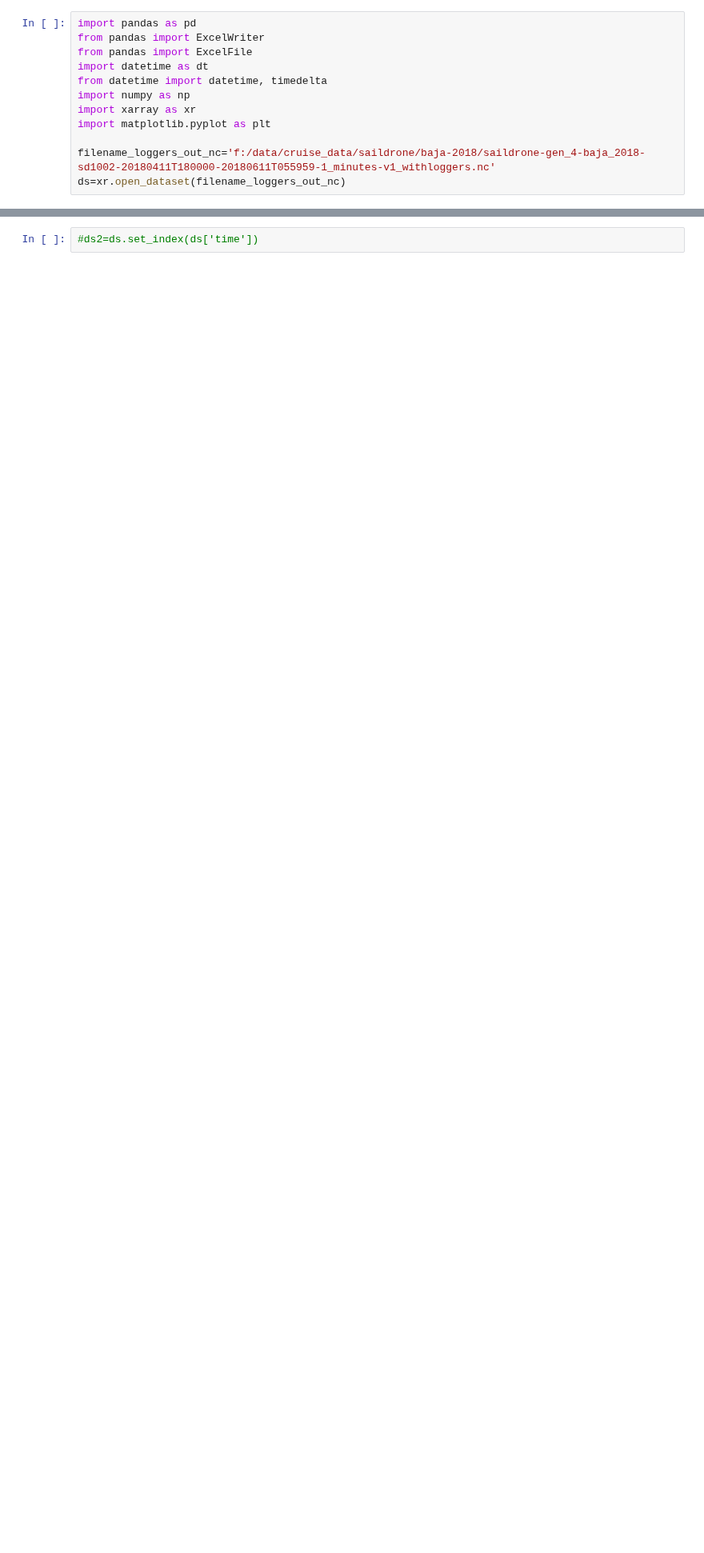
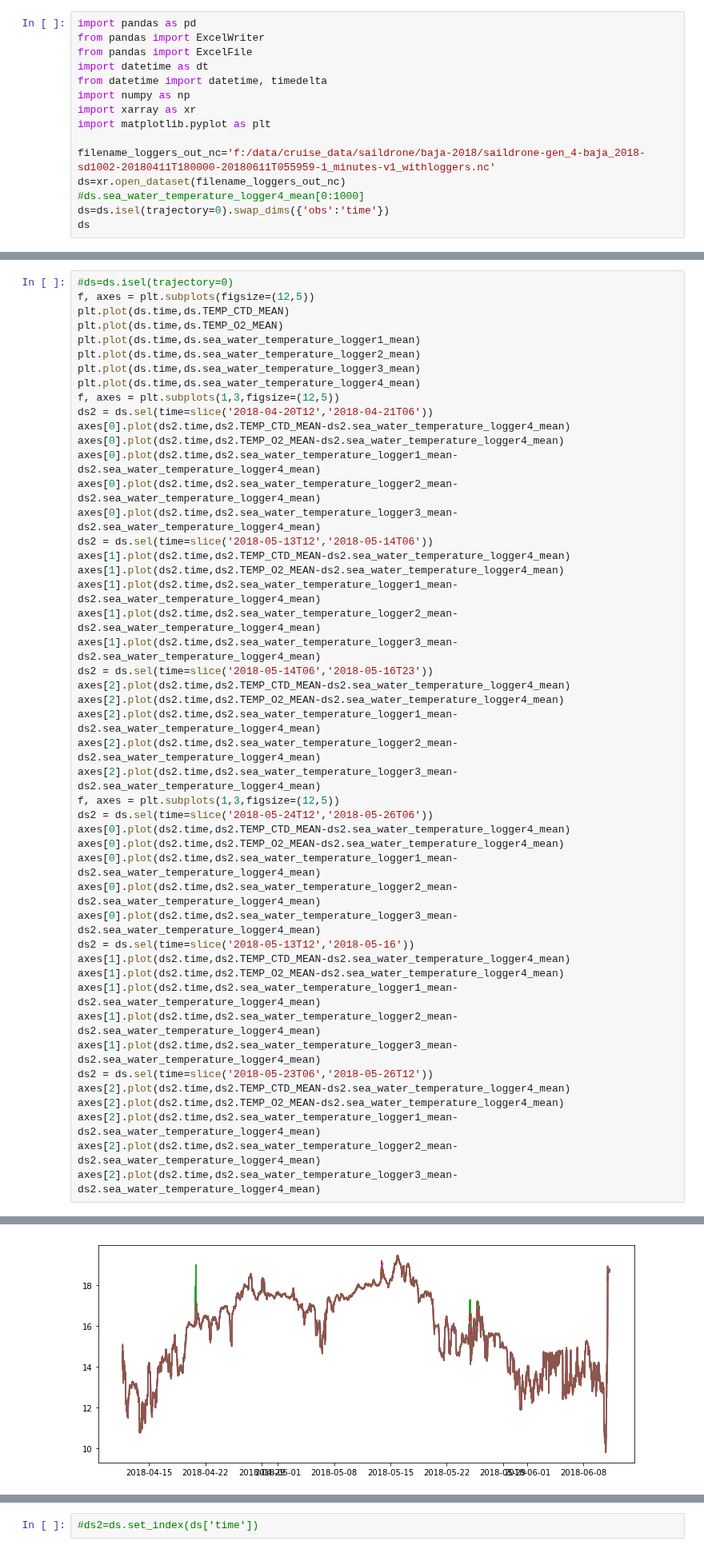
Before and after one commit to cgentemann/Saildrone, a Jupyter notebook: plot temperatures.ipynb, the cells around one changed output, grey strips where cells are left out. Shown at 80% size. Drawn from its saved outputs; the diff is of its cells as text; blank space fills up the shorter version.

```diff
--- a/plot temperatures.ipynb
+++ b/plot temperatures.ipynb
@@ -10,3 +10,6 @@ import matplotlib.pyplot as plt
 
 filename_loggers_out_nc='f:/data/cruise_data/saildrone/baja-2018/saildrone-gen_4-baja_2018-sd1002-20180411T180000-20180611T055959-1_minutes-v1_withloggers.nc'
 ds=xr.open_dataset(filename_loggers_out_nc)
+#ds.sea_water_temperature_logger4_mean[0:1000]
+ds=ds.isel(trajectory=0).swap_dims({'obs':'time'})
+ds
@@ -33,0 +34,48 @@ Data variables:
+# %%
+#ds=ds.isel(trajectory=0)
+f, axes = plt.subplots(figsize=(12,5))
+plt.plot(ds.time,ds.TEMP_CTD_MEAN)
+plt.plot(ds.time,ds.TEMP_O2_MEAN)
+plt.plot(ds.time,ds.sea_water_temperature_logger1_mean)
+plt.plot(ds.time,ds.sea_water_temperature_logger2_mean)
+plt.plot(ds.time,ds.sea_water_temperature_logger3_mean)
+plt.plot(ds.time,ds.sea_water_temperature_logger4_mean)
+f, axes = plt.subplots(1,3,figsize=(12,5))
+ds2 = ds.sel(time=slice('2018-04-20T12','2018-04-21T06'))
+axes[0].plot(ds2.time,ds2.TEMP_CTD_MEAN-ds2.sea_water_temperature_logger4_mean)
+axes[0].plot(ds2.time,ds2.TEMP_O2_MEAN-ds2.sea_water_temperature_logger4_mean)
+axes[0].plot(ds2.time,ds2.sea_water_temperature_logger1_mean-ds2.sea_water_temperature_logger4_mean)
+axes[0].plot(ds2.time,ds2.sea_water_temperature_logger2_mean-ds2.sea_water_temperature_logger4_mean)
+axes[0].plot(ds2.time,ds2.sea_water_temperature_logger3_mean-ds2.sea_water_temperature_logger4_mean)
+ds2 = ds.sel(time=slice('2018-05-13T12','2018-05-14T06'))
+axes[1].plot(ds2.time,ds2.TEMP_CTD_MEAN-ds2.sea_water_temperature_logger4_mean)
+axes[1].plot(ds2.time,ds2.TEMP_O2_MEAN-ds2.sea_water_temperature_logger4_mean)
+axes[1].plot(ds2.time,ds2.sea_water_temperature_logger1_mean-ds2.sea_water_temperature_logger4_mean)
+axes[1].plot(ds2.time,ds2.sea_water_temperature_logger2_mean-ds2.sea_water_temperature_logger4_mean)
+axes[1].plot(ds2.time,ds2.sea_water_temperature_logger3_mean-ds2.sea_water_temperature_logger4_mean)
+ds2 = ds.sel(time=slice('2018-05-14T06','2018-05-16T23'))
+axes[2].plot(ds2.time,ds2.TEMP_CTD_MEAN-ds2.sea_water_temperature_logger4_mean)
+axes[2].plot(ds2.time,ds2.TEMP_O2_MEAN-ds2.sea_water_temperature_logger4_mean)
+axes[2].plot(ds2.time,ds2.sea_water_temperature_logger1_mean-ds2.sea_water_temperature_logger4_mean)
+axes[2].plot(ds2.time,ds2.sea_water_temperature_logger2_mean-ds2.sea_water_temperature_logger4_mean)
+axes[2].plot(ds2.time,ds2.sea_water_temperature_logger3_mean-ds2.sea_water_temperature_logger4_mean)
+f, axes = plt.subplots(1,3,figsize=(12,5))
+ds2 = ds.sel(time=slice('2018-05-24T12','2018-05-26T06'))
+axes[0].plot(ds2.time,ds2.TEMP_CTD_MEAN-ds2.sea_water_temperature_logger4_mean)
+axes[0].plot(ds2.time,ds2.TEMP_O2_MEAN-ds2.sea_water_temperature_logger4_mean)
+axes[0].plot(ds2.time,ds2.sea_water_temperature_logger1_mean-ds2.sea_water_temperature_logger4_mean)
+axes[0].plot(ds2.time,ds2.sea_water_temperature_logger2_mean-ds2.sea_water_temperature_logger4_mean)
+axes[0].plot(ds2.time,ds2.sea_water_temperature_logger3_mean-ds2.sea_water_temperature_logger4_mean)
+ds2 = ds.sel(time=slice('2018-05-13T12','2018-05-16'))
+axes[1].plot(ds2.time,ds2.TEMP_CTD_MEAN-ds2.sea_water_temperature_logger4_mean)
+axes[1].plot(ds2.time,ds2.TEMP_O2_MEAN-ds2.sea_water_temperature_logger4_mean)
+axes[1].plot(ds2.time,ds2.sea_water_temperature_logger1_mean-ds2.sea_water_temperature_logger4_mean)
+axes[1].plot(ds2.time,ds2.sea_water_temperature_logger2_mean-ds2.sea_water_temperature_logger4_mean)
+axes[1].plot(ds2.time,ds2.sea_water_temperature_logger3_mean-ds2.sea_water_temperature_logger4_mean)
+ds2 = ds.sel(time=slice('2018-05-23T06','2018-05-26T12'))
+axes[2].plot(ds2.time,ds2.TEMP_CTD_MEAN-ds2.sea_water_temperature_logger4_mean)
+axes[2].plot(ds2.time,ds2.TEMP_O2_MEAN-ds2.sea_water_temperature_logger4_mean)
+axes[2].plot(ds2.time,ds2.sea_water_temperature_logger1_mean-ds2.sea_water_temperature_logger4_mean)
+axes[2].plot(ds2.time,ds2.sea_water_temperature_logger2_mean-ds2.sea_water_temperature_logger4_mean)
+axes[2].plot(ds2.time,ds2.sea_water_temperature_logger3_mean-ds2.sea_water_temperature_logger4_mean)
+# %% [output]
@@ -33,0 +83 @@ Data variables:
+[figure, added]
```
Also changed, not shown: parts of 3 cells of this notebook.
